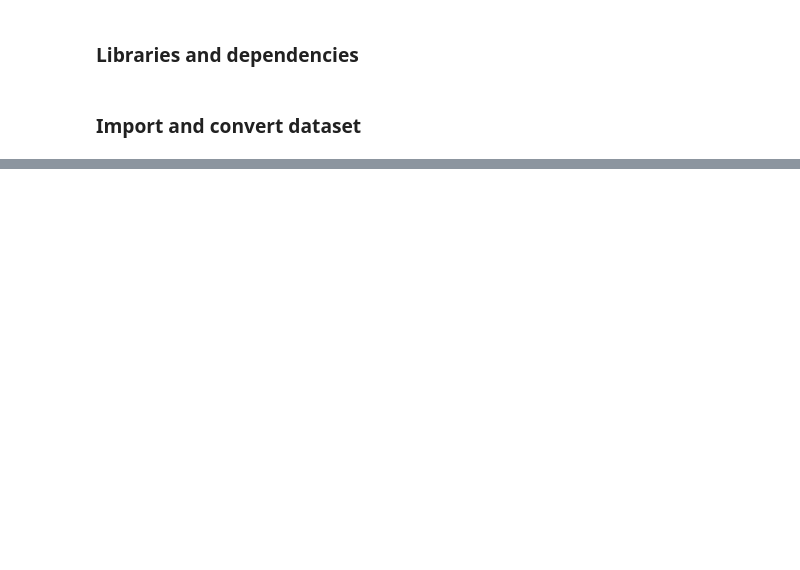
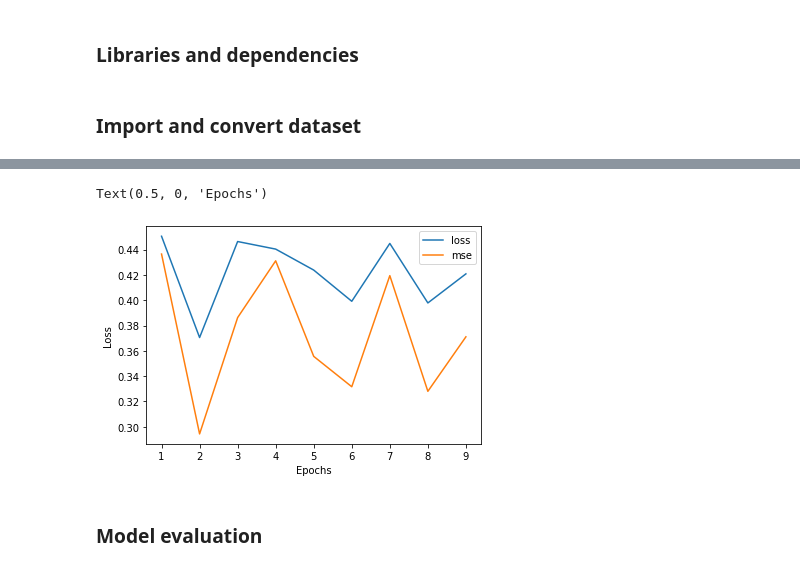
Before and after one commit to nigelraymundo/NASA_B0005_Regression_v1, a Jupyter notebook: NASA_Dataset_Regression_Model.ipynb, the cells around one changed output, grey strips where cells are left out. Saved outputs shown, nothing was run; the diff lists cells and outputs as text; code cells hidden in the pictures; blank space fills up the shorter version.

Commit message:
First version of regression model

```diff
--- a/NASA_Dataset_Regression_Model.ipynb
+++ b/NASA_Dataset_Regression_Model.ipynb
@@ -39,12 +41,19 @@ test_out = tf.constant(test_out)
 # %%
-# Build model
-soh_estimator = tf.keras.Sequential() # Instantiate model
+# Seed rng
+tf.random.set_seed(64)
 
-# Add layers
-soh_estimator.add(tf.keras.layers.Dense(units=100, input_shape=(5,))) # Hidden layer
-soh_estimator.add(tf.keras.layers.Dense(1)) # Output
+# Define layers
+input_layer = tf.keras.layers.Input(shape=train_in.shape[1:]) # Input layer
+hidden_layer = tf.keras.layers.Dense(10, activation="relu")(input_layer) # Hidden layer
+output_layer = tf.keras.layers.Dense(1)(hidden_layer) # Output layer
+
+# Define model
+soh_estimator = tf.keras.Model(inputs=[input_layer], outputs=[output_layer])
 
 # Compile model
 soh_estimator.compile(loss="mae",
                       optimizer="adam",
-                      metrics="mae")
+                      metrics="mse")
+
+# Train model
+history = soh_estimator.fit(train_in, train_out, epochs=10)
@@ -55,0 +110,9 @@ input_test[0].numpy()
+# %%
+pd.DataFrame(history.history)[1:].plot()
+plt.ylabel("Loss")
+plt.xlabel("Epochs")
+# %% [output]
+Text(0.5, 0, 'Epochs')
+[figure, added]
+# %% [markdown]
+### Model evaluation
```
Also changed, not shown: parts of 17 cells of this notebook.
